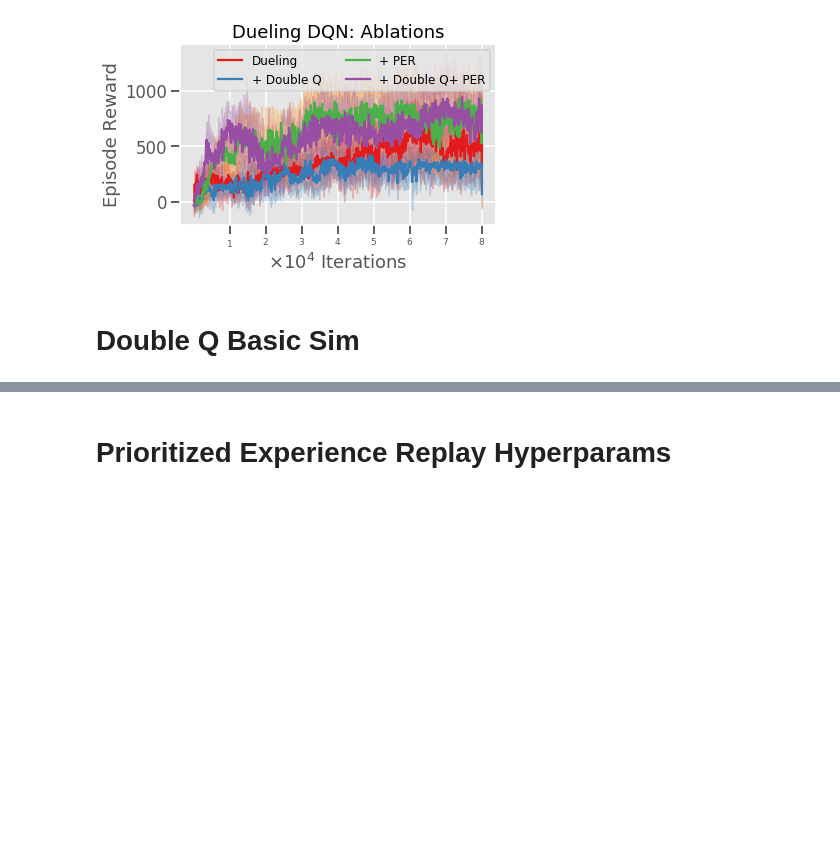
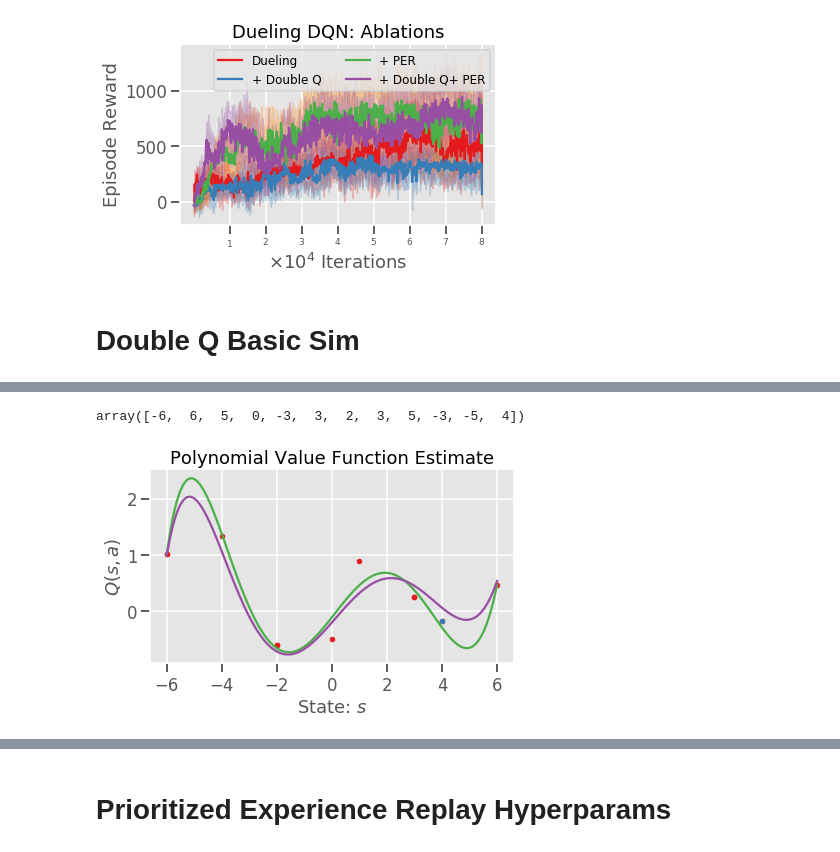
Before and after one commit to RobertTLange/deep-rl-tutorial, a Jupyter notebook: EXPERIMENTS_DQL/viz_results.ipynb, the cells around one changed output, grey strips where cells are left out. Cells and saved outputs as stored; diff of their text form; code cells hidden in the pictures; blank space fills up the shorter version.

```diff
--- a/EXPERIMENTS_DQL/viz_results.ipynb
+++ b/EXPERIMENTS_DQL/viz_results.ipynb
@@ -427,3 +427,28 @@ plt.savefig("figures/ddqn_01.png", dpi=300)
+# %%
+random_points_2
+# %% [output]
+array([-6,  6,  5,  0, -3,  3,  2,  3,  5, -3, -5,  4])
+# %%
+random_points_2 = np.array([-6,  6,  5,  0, -3,  3,  2,  3,  5, -3, -5, 4])
+Q_samples_2 = Q_sin(random_points_2)
+fit_2 = np.polyfit(random_points_2, Q_samples_2, 6)
+fit_fct_2 = np.poly1d(fit_2)
+# %%
+xp = np.linspace(-6, 6, 100)
+plt.plot(random_points, Q_samples, '.')
+plt.plot(4, Q_sin(4), '.')
+
+plt.plot(xp, fit_fct(xp), '-', label=r"$d=3$")
+plt.plot(xp, fit_fct_2(xp), '-', label=r"$d=3$")
+# plt.plot(xp, Q_sin(xp), '--', label=r"$Q^*(s,a)$")
+# plt.legend(fontsize=12)
+plt.title("Polynomial Value Function Estimate")
+plt.xlabel(r"State: $s$")
+plt.ylabel(r"$Q(s,a)$")
+plt.tight_layout()
+plt.savefig("figures/ddqn_02.png", dpi=300)
+# %% [output]
+[figure, added]
 # %%
 def get_action_value_fits(sample_and_fit_fct, number_actions, n, d):
     fits = []
```
Also changed, not shown: parts of 6 cells of this notebook, 8 other files.
